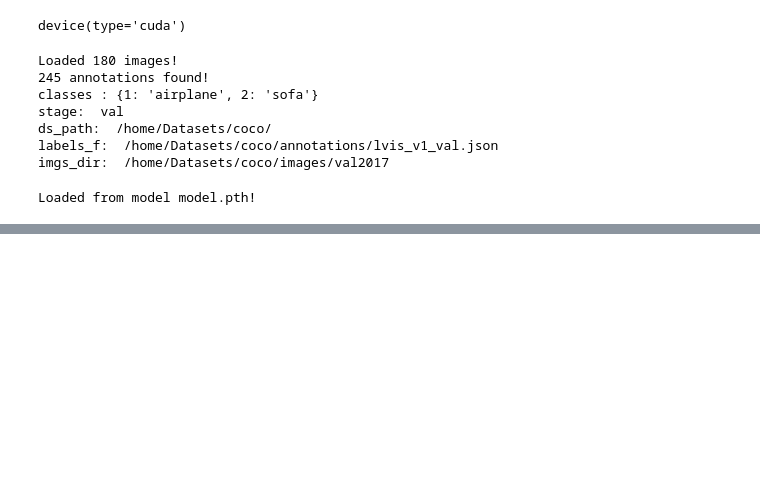
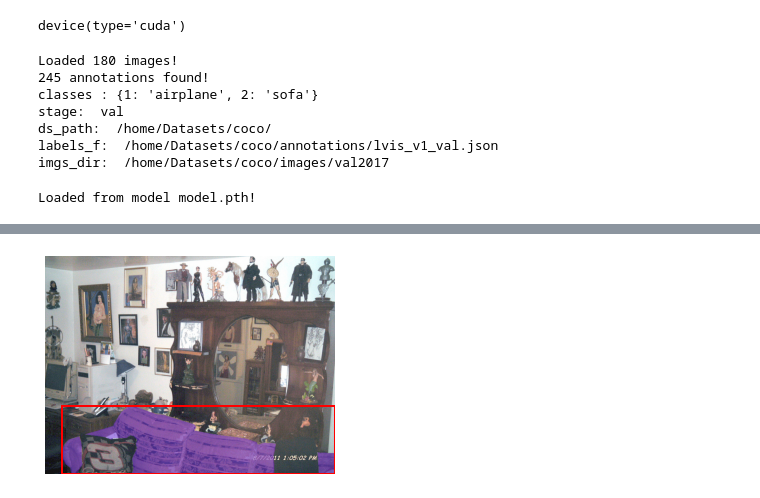
Before and after one commit to alexxcollins/INM705_CW_Collins_Velagala, a Jupyter notebook: notebooks/test_metrics.ipynb, the cells around one changed output, grey strips where cells are left out. Drawn from its saved outputs; the diff is of its cells as text; code cells hidden in the pictures; blank space fills up the shorter version.

Commit message:
adding test_metrics file

```diff
--- a/notebooks/test_metrics.ipynb
+++ b/notebooks/test_metrics.ipynb
@@ -132,0 +121,17 @@ tensor([[210.7499, 105.3304, 250.4160, 138.1767],
+# %%
+temp_preds= {}
+temp_gt = {}
+
+for i in range(2):
+    idx, X, y= next(iter(test_loader))
+    print(idx[0])
+    y_pred = model(X.to(device))
+    #print(y_pred)
+    temp_preds[idx[0]] = y_pred[0]
+    temp_gt[idx[0]] = y[0]
+
+
+print("Ground Truths:")
+print(temp_gt)
+print("Predicitions:")
+print(temp_preds)
@@ -132,0 +339,4 @@ tensor([[210.7499, 105.3304, 250.4160, 138.1767],
+# %%
+val_data.plot_img_with_ann(idx[0], bboxes = True)
+# %% [output]
+[figure, added]
```
Also changed, not shown: parts of 17 cells of this notebook.
